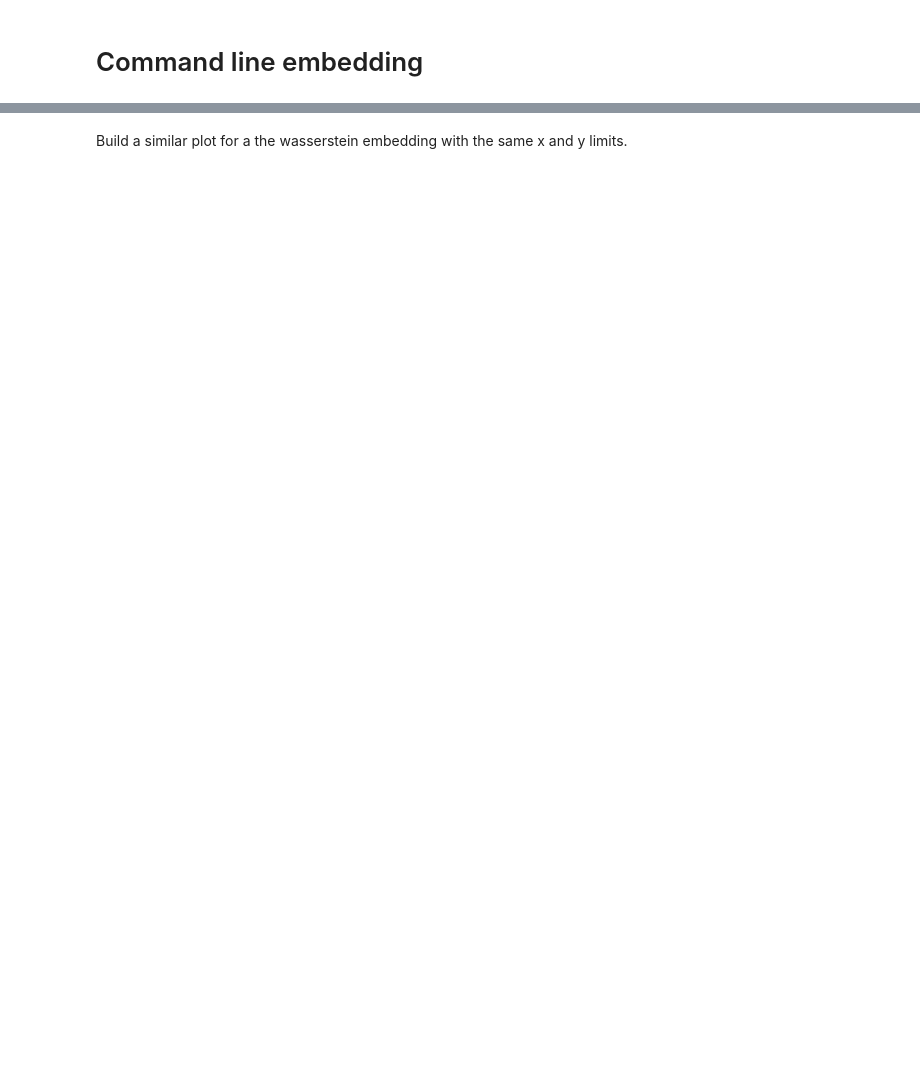
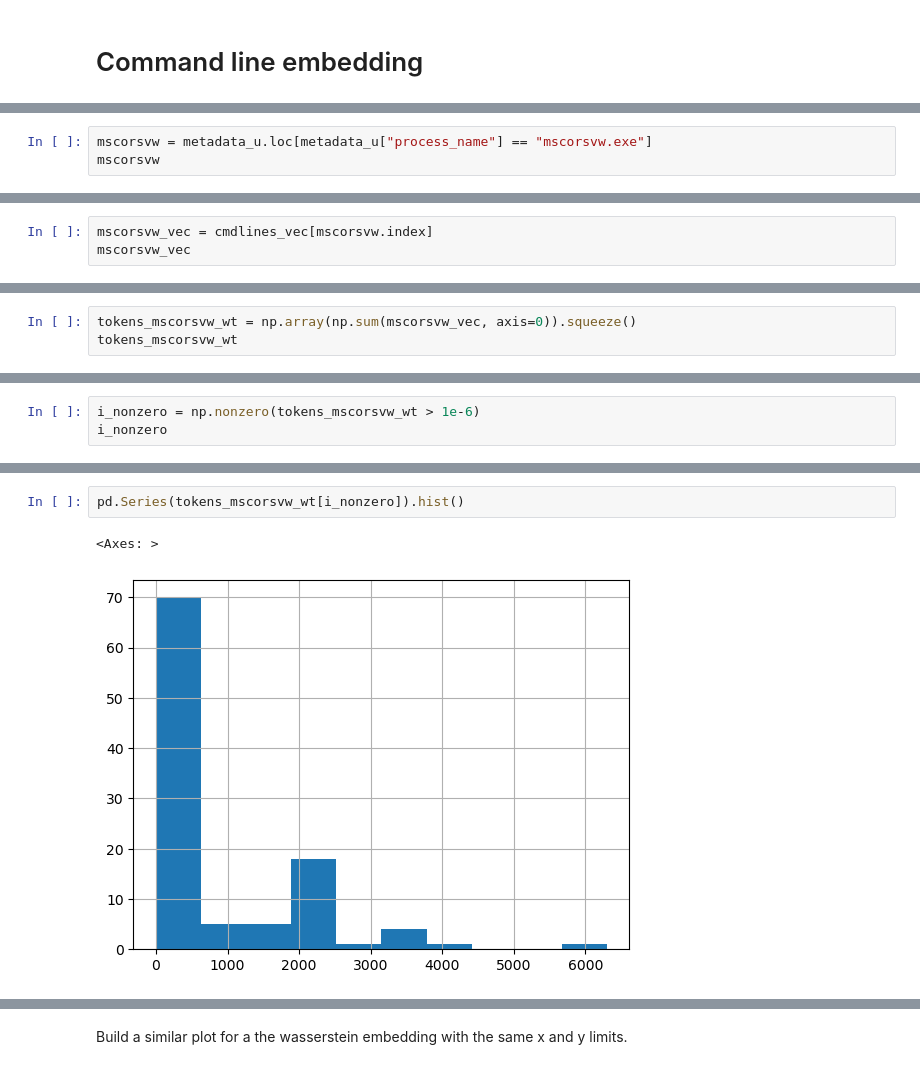
Before and after one commit to TutteInstitute/acme3-mapping, a Jupyter notebook: ACME3 process embedding.ipynb, the cells around one changed output, grey strips where cells are left out. Cells and saved outputs as stored; diff of their text form; blank space fills up the shorter version.

Commit message:
Figure out better code examples, images and video

```diff
--- a/ACME3 process embedding.ipynb
+++ b/ACME3 process embedding.ipynb
@@ -198,0 +295,3 @@ datamap_bow.shape
+# %%
+mscorsvw = metadata_u.loc[metadata_u["process_name"] == "mscorsvw.exe"]
+mscorsvw
@@ -198,0 +360,3 @@ datamap_bow.shape
+# %%
+mscorsvw_vec = cmdlines_vec[mscorsvw.index]
+mscorsvw_vec
@@ -198,0 +366,3 @@ datamap_bow.shape
+# %%
+tokens_mscorsvw_wt = np.array(np.sum(mscorsvw_vec, axis=0)).squeeze()
+tokens_mscorsvw_wt
@@ -198,0 +387,3 @@ datamap_bow.shape
+# %%
+i_nonzero = np.nonzero(tokens_mscorsvw_wt > 1e-6)
+i_nonzero
@@ -198,0 +400,5 @@ datamap_bow.shape
+# %%
+pd.Series(tokens_mscorsvw_wt[i_nonzero]).hist()
+# %% [output]
+<Axes: >
+[figure, added]
```
Also changed, not shown: parts of 177 cells of this notebook.
